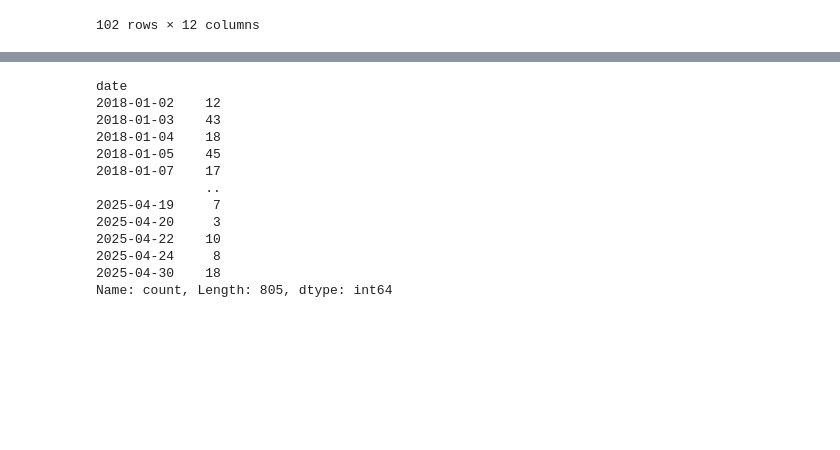
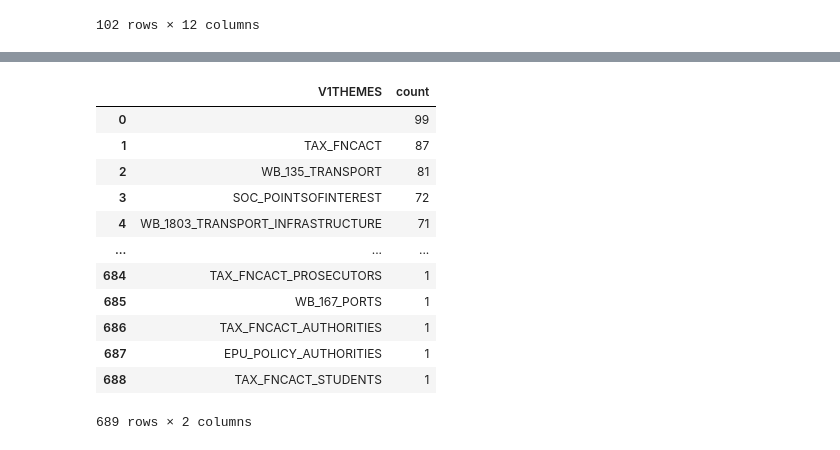
Before and after one commit to svanomm/sentiment-volume-forecasting, a Jupyter notebook: Scripts/03 Download and Process GDELT Data.ipynb, the cells around one changed output, grey strips where cells are left out. Saved outputs shown, nothing was run; the diff lists cells and outputs as text; code cells hidden in the pictures; blank space fills up the shorter version.

```diff
--- a/Scripts/03 Download and Process GDELT Data.ipynb
+++ b/Scripts/03 Download and Process GDELT Data.ipynb
@@ -10,6 +11,16 @@ warnings.filterwarnings('ignore')
 # %%
 test_url = 'http://data.gdeltproject.org/gdeltv2/20250219000000.gkg.csv.zip'
 base_url = 'http://data.gdeltproject.org/gdeltv2/'
+# %%
+# GCAM sentiment variable dictionary
+doc = pd.read_csv(r"..\Data\GCAM-MASTER-CODEBOOK.TXT",
+        delimiter='\t',
+        encoding='latin',
+        low_memory=False,
+        usecols=['Variable', 'Type', 'DimensionHumanName'],
+    )
+doc['new_name'] = doc['Variable'] + '; ' + doc['Type'] + '; ' + doc['DimensionHumanName']
+doc_dict = doc.to_dict(orient='list')
 # %%
 def parse_data(data):
     df = pd.read_csv(
@@ -348,0 +331,21 @@ df['V2EXTRASXML'][0]
+# %%
+# Handling GCAM attributes
+def list_to_dict(list):
+    return {item.split(':')[0]: item.split(':')[1] for item in list if ':' in item}
+
+df2['GCAM'] = df2['V2GCAM'].apply(list_to_dict)
+#df2['GCAM']
+
+# Now create the columns. Documentation says if the value is missing, it should be 0
+for i in range(len(doc_dict['Variable'])):
+    key = doc_dict['Variable'][i]
+    column_name = doc_dict['new_name'][i]
+    df2[column_name] = df2['GCAM'].apply(lambda x: x.get(key) if x.get(key) is not None else 0)
+    # Convert to numeric
+    df2[column_name] = pd.to_numeric(df2[column_name], downcast="integer", errors='coerce').fillna(0)
+
+df2.drop(columns=['V2GCAM','GCAM'], inplace=True)
+
+timestamp = datetime.datetime.now().strftime("%Y%m%d_%H%M%S")
+output_file = f"../data/processed/example_cleaned_{timestamp}.csv"
+df2.to_csv(output_file, index=False)
@@ -349,21 +371,19 @@ df['V2EXTRASXML'][0]
 # %%
-df2=df.copy()
-
-df2['datetime'] = pd.to_datetime(df2['V2.1DATE'], format='%Y%m%d%H%M%S', errors='coerce')
-df2['date'] = df2['datetime'].dt.date
-
-df2['date'].value_counts().sort_index()
+# Split the V1THEMES field by semicolon, explode the data, and show value counts
+themes = df2['V1THEMES'].str.split(';').explode().str.strip()
+themes_counts = themes.value_counts().reset_index()
+themes_counts
 # %% [output]
+|  | V1THEMES | count |
+| 0 |  | 99 |
+| 1 | TAX_FNCACT | 87 |
+| 2 | WB_135_TRANSPORT | 81 |
+| 3 | SOC_POINTSOFINTEREST | 72 |
+| 4 | WB_1803_TRANSPORT_INFRASTRUCTURE | 71 |
+| ... | ... | ... |
+| 684 | TAX_FNCACT_PROSECUTORS | 1 |
+| 685 | WB_167_PORTS | 1 |
+| 686 | TAX_FNCACT_AUTHORITIES | 1 |
+| 687 | EPU_POLICY_AUTHORITIES | 1 |
+| 688 | TAX_FNCACT_STUDENTS | 1 |
-date
-2018-01-02    12
-2018-01-03    43
-2018-01-04    18
-2018-01-05    45
-2018-01-07    17
-              ..
-2025-04-19     7
-2025-04-20     3
-2025-04-22    10
-2025-04-24     8
-2025-04-30    18
-Name: count, Length: 805, dtype: int64
+689 rows × 2 columns
```
Also changed, not shown: parts of 15 cells of this notebook, 1 other file.
